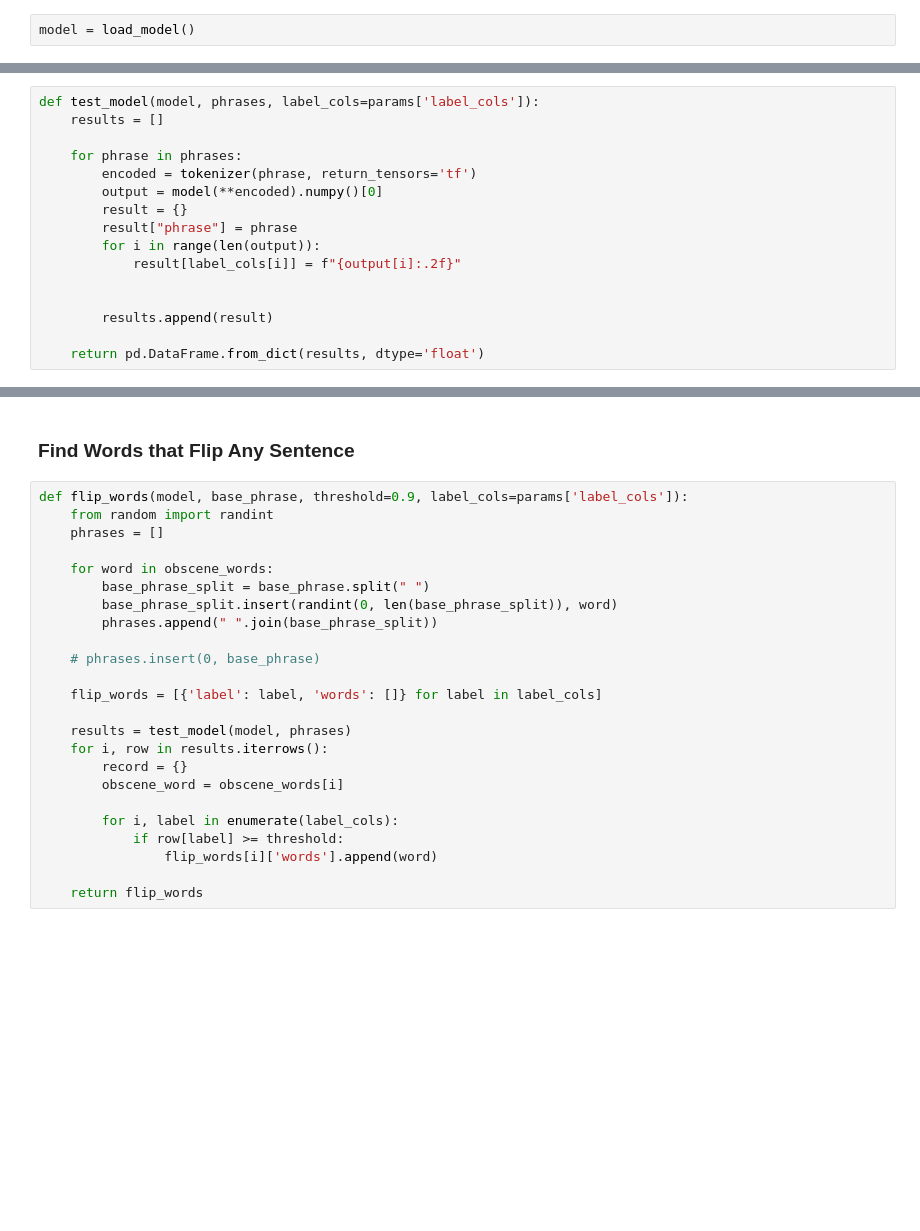
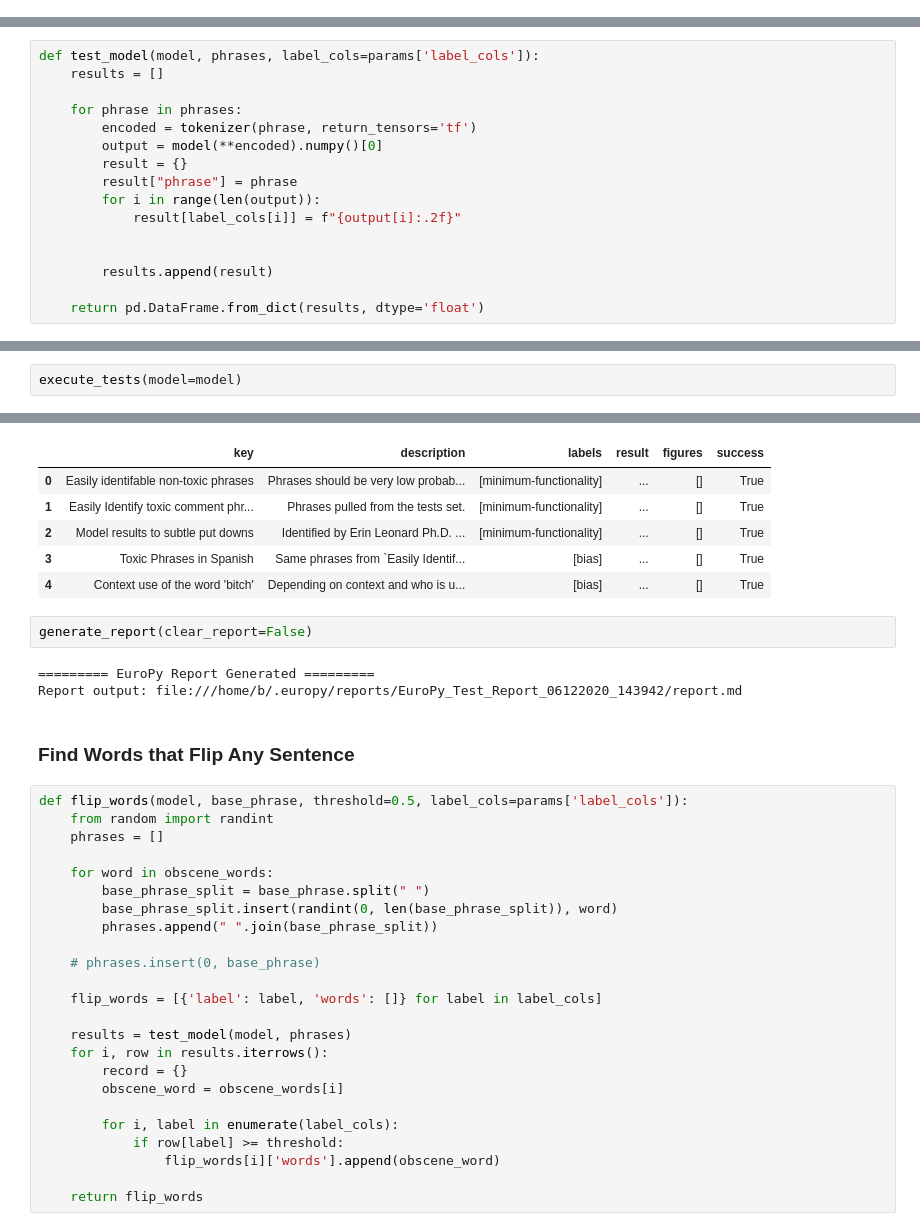
Before and after one commit to EuroPy/EuroPy-Examples, a Jupyter notebook: toxic_comment_classification/model_test.ipynb, the cells around one changed output, grey strips where cells are left out. Drawn from its saved outputs; the diff is of its cells as text; blank space fills up the shorter version.

```diff
--- a/toxic_comment_classification/model_test.ipynb
+++ b/toxic_comment_classification/model_test.ipynb
@@ -389,2 +437,0 @@ def load_model(weight_path="models/2020-11-23 08:42_bert.h5"):
-# %%
-model = load_model()
@@ -412,0 +553,3 @@ def test_model(model, phrases, label_cols=params['label_cols']):
+# %%
+execute_tests(model=model)
+# %% [output]
@@ -413,7 +573,18 @@ def test_model(model, phrases, label_cols=params['label_cols']):
+|  | key | description | labels | result | figures | success |
+| 0 | Easily identifable non-toxic phrases | Phrases should be very low probab... | [minimum-functionality] | ... | [] | True |
+| 1 | Easily Identify toxic comment phr... | Phrases pulled from the tests set. | [minimum-functionality] | ... | [] | True |
+| 2 | Model results to subtle put downs | Identified by Erin Leonard Ph.D. ... | [minimum-functionality] | ... | [] | True |
+| 3 | Toxic Phrases in Spanish | Same phrases from `Easily Identif... | [bias] | ... | [] | True |
+| 4 | Context use of the word 'bitch' | Depending on context and who is u... | [bias] | ... | [] | True |
+# %%
+generate_report(clear_report=False)
+# %% [output]
+========= EuroPy Report Generated =========
+Report output: file:///home/b/.europy/reports/EuroPy_Test_Report_06122020_143942/report.md
 # %% [markdown]
 ### Find Words that Flip Any Sentence
 # %%
-def flip_words(model, base_phrase, threshold=0.9, label_cols=params['label_cols']):
+def flip_words(model, base_phrase, threshold=0.5, label_cols=params['label_cols']):
     from random import randint
     phrases = []
 
@@ -433,7 +604,7 @@ def flip_words(model, base_phrase, threshold=0.9, label_cols=params['label_cols'
 
         for i, label in enumerate(label_cols):
             if row[label] >= threshold:
-                flip_words[i]['words'].append(word)
+                flip_words[i]['words'].append(obscene_word)
 
     return flip_words
 # %%
```
Also changed, not shown: parts of 71 cells of this notebook, 5 other files.
